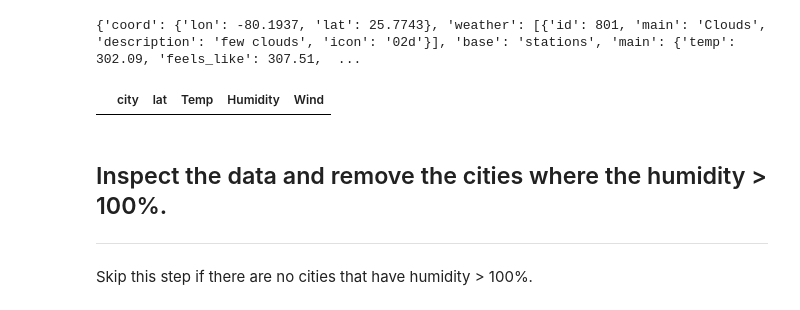
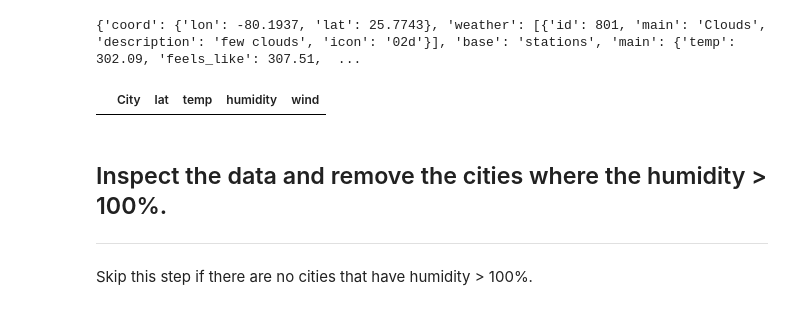
Before and after one commit to shuchiK38/Python-API-Challenge, a Jupyter notebook: Weatherpy/WeatherPy.ipynb, the cells around one changed output. Saved outputs shown, nothing was run; the diff lists cells and outputs as text; code cells hidden in the pictures.

```diff
--- a/Weatherpy/WeatherPy.ipynb
+++ b/Weatherpy/WeatherPy.ipynb
@@ -92,18 +98,18 @@ print(response)
 # %%
 #Export the city data into a .csv.
 #Display the DataFrame
 
 weather_dict ={
     "City": cities,
     "lat" : lat,
-    "Temp": temp,
-    "Humidity": humidity,
-    "Wind": wind
+    "temp": temp,
+    "humidity": humidity,
+    "wind": wind
 }
 weather_data = pd.DataFrame(weather_dict)
 weather_data.head()
 # %% [output]
-|  | city | lat | Temp | Humidity | Wind |
+|  | City | lat | temp | humidity | wind |
 # %% [markdown]
 ## Inspect the data and remove the cities where the humidity > 100%.
 ----
```
Also changed, not shown: parts of 3 cells of this notebook, 2 other files.
